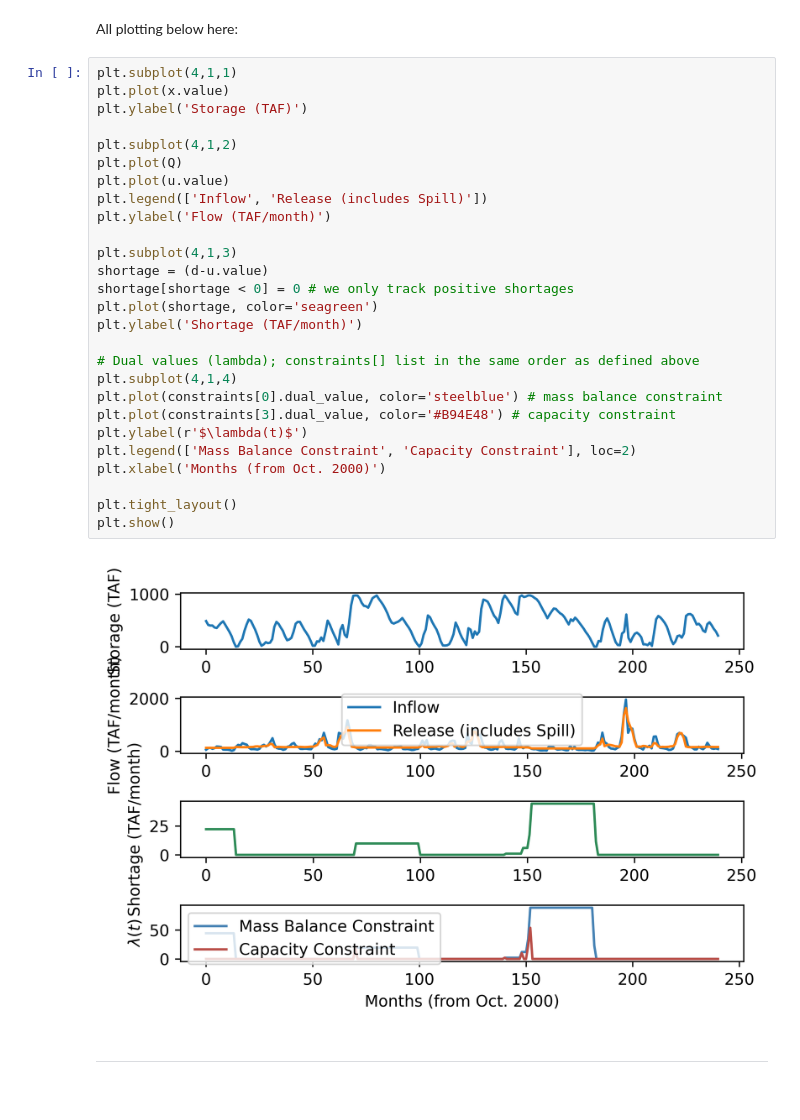
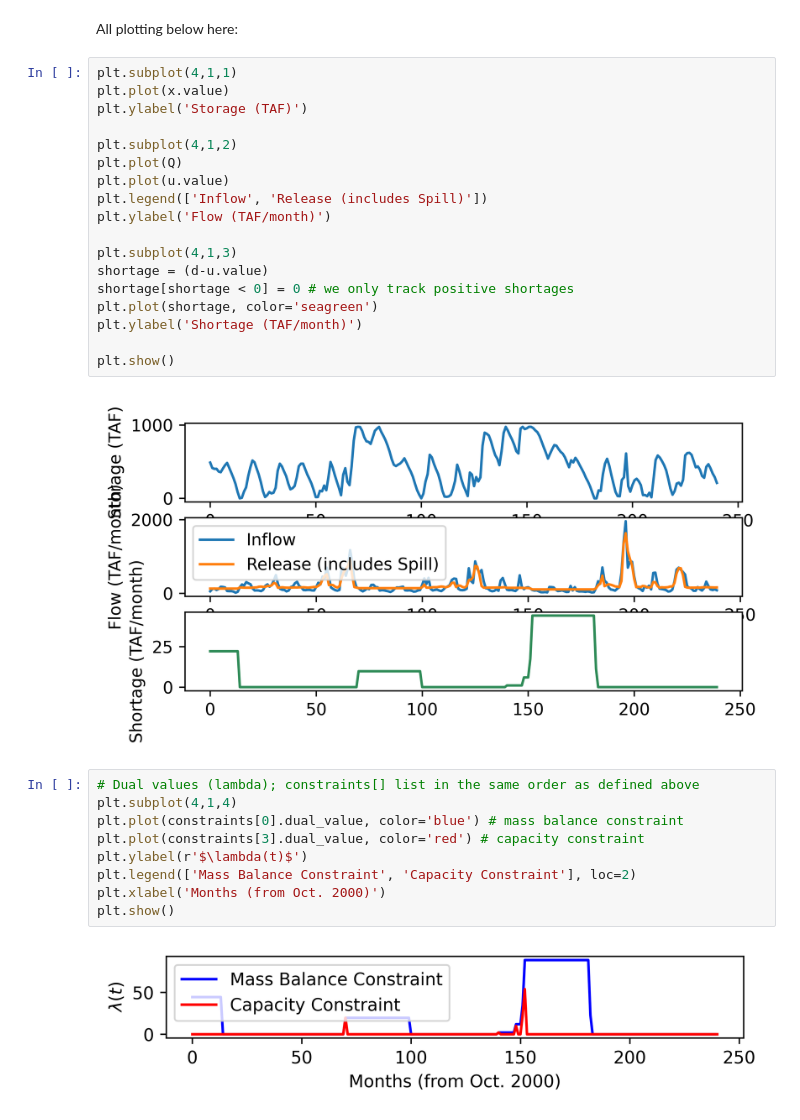
Before and after one commit to jdherman/eci273, a Jupyter notebook: L11-reservoir-control.ipynb, the cells around one changed output. Cells and saved outputs as stored; diff of their text form.

```diff
--- a/L11-reservoir-control.ipynb
+++ b/L11-reservoir-control.ipynb
@@ -46,31 +46,31 @@ All plotting below here:
 # %%
 plt.subplot(4,1,1)
 plt.plot(x.value)
 plt.ylabel('Storage (TAF)')
 
 plt.subplot(4,1,2)
 plt.plot(Q)
 plt.plot(u.value)
 plt.legend(['Inflow', 'Release (includes Spill)'])
 plt.ylabel('Flow (TAF/month)')
 
 plt.subplot(4,1,3)
 shortage = (d-u.value)
 shortage[shortage < 0] = 0 # we only track positive shortages
 plt.plot(shortage, color='seagreen')
 plt.ylabel('Shortage (TAF/month)')
 
-# Dual values (lambda); constraints[] list in the same order as defined above
-plt.subplot(4,1,4)
-plt.plot(constraints[0].dual_value, color='steelblue') # mass balance constraint
-plt.plot(constraints[3].dual_value, color='#B94E48') # capacity constraint
-plt.ylabel(r'$\lambda(t)$')
-plt.legend(['Mass Balance Constraint', 'Capacity Constraint'], loc=2)
-plt.xlabel('Months (from Oct. 2000)')
-
-plt.tight_layout()
 plt.show()
 # %% [output]
-[figure, old version]
+[figure, new version]
-# %% [markdown]
------------
+# %%
+# Dual values (lambda); constraints[] list in the same order as defined above
+plt.subplot(4,1,4)
+plt.plot(constraints[0].dual_value, color='blue') # mass balance constraint
+plt.plot(constraints[3].dual_value, color='red') # capacity constraint
+plt.ylabel(r'$\lambda(t)$')
+plt.legend(['Mass Balance Constraint', 'Capacity Constraint'], loc=2)
+plt.xlabel('Months (from Oct. 2000)')
+plt.show()
+# %% [output]
+[figure, added]
```
Also changed, not shown: 5 other files.
